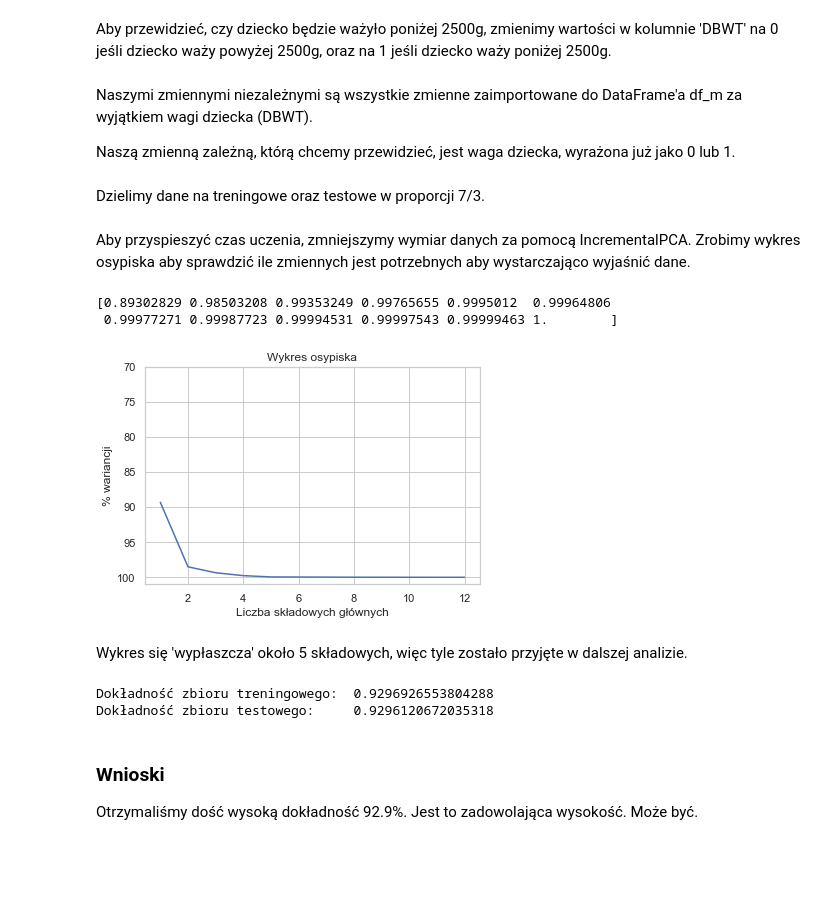
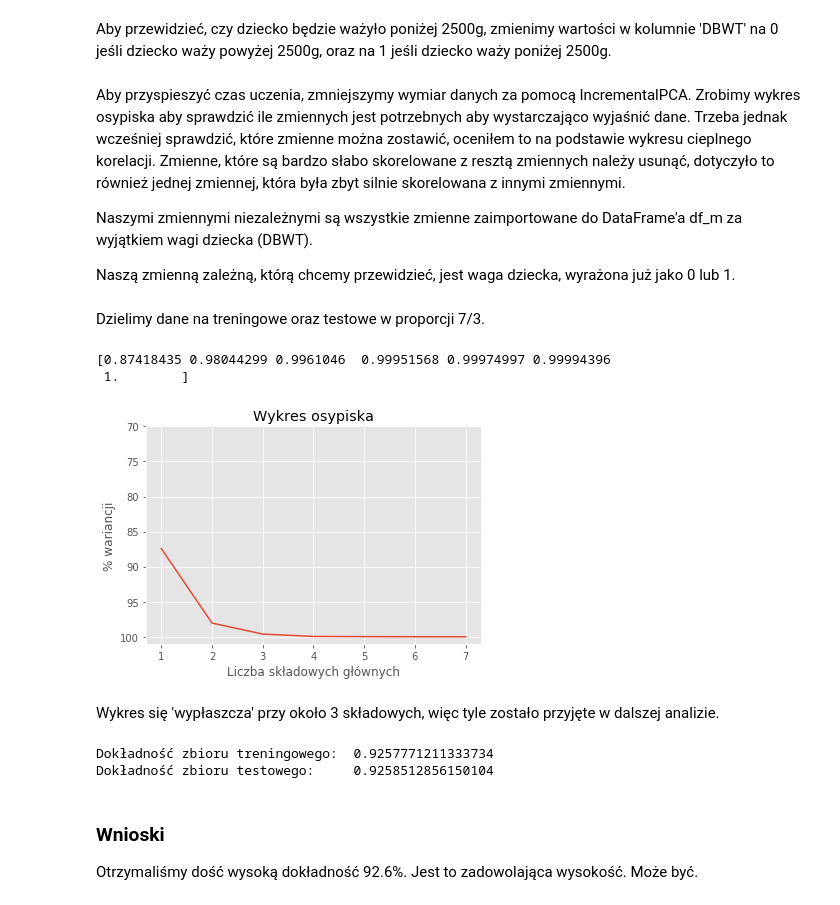
Before and after one commit to kurkowskiad/US-Births-Data-Analysis, a Jupyter notebook: Projekt_Uczenie_Maszynowe.ipynb, the cells around one changed output. Drawn from its saved outputs; the diff is of its cells as text; code cells hidden in the pictures; blank space fills up the shorter version.

Commit message:
Adjusting PCA method v2
In the previous commit i uploaded wrong file. This time it's the correct one.

```diff
--- a/Projekt_Uczenie_Maszynowe.ipynb
+++ b/Projekt_Uczenie_Maszynowe.ipynb
@@ -889,43 +974,43 @@ Aby przewidzieć, czy dziecko będzie ważyło poniżej 2500g, zmienimy wartośc
 # %%
 df_m['DBWT'] = df.DBWT.apply(lambda x: 0 if x > 2500 else 1)
 # %% [markdown]
+Aby przyspieszyć czas uczenia, zmniejszymy wymiar danych za pomocą IncrementalPCA. Zrobimy wykres osypiska aby sprawdzić ile zmiennych jest potrzebnych aby wystarczająco wyjaśnić dane. Trzeba jednak wcześniej sprawdzić, które zmienne można zostawić, oceniłem to na podstawie wykresu cieplnego korelacji. Zmienne, które są bardzo słabo skorelowane z resztą zmiennych należy usunąć, dotyczyło to również jednej zmiennej, która była zbyt silnie skorelowana z innymi zmiennymi.
+
 Naszymi zmiennymi niezależnymi są wszystkie zmienne zaimportowane do DataFrame'a df_m za wyjątkiem wagi dziecka (DBWT).
 
 Naszą zmienną zależną, którą chcemy przewidzieć, jest waga dziecka, wyrażona już jako 0 lub 1.
 # %%
 from sklearn.linear_model import LogisticRegression
 
-x = df_m.drop(['DBWT'], axis=1)
+x = df_m.drop(['DBWT', 'CIG_0', 'DWgt_R', 'PREVIS', 'NO_INFEC', 'SEX'], axis=1)
 y = df_m['DBWT']
 # %% [markdown]
 Dzielimy dane na treningowe oraz testowe w proporcji 7/3.
 # %%
 x_train, x_test, y_train, y_test = train_test_split(x, y, test_size=0.3, random_state=0)
-# %% [markdown]
-Aby przyspieszyć czas uczenia, zmniejszymy wymiar danych za pomocą IncrementalPCA. Zrobimy wykres osypiska aby sprawdzić ile zmiennych jest potrzebnych aby wystarczająco wyjaśnić dane.
 # %%
 in_pca = IncrementalPCA(batch_size=20)
 x_pca = in_pca.fit(x_train)
 total_sum = np.cumsum(in_pca.explained_variance_ratio_)
 print(total_sum)
 
-arguments = np.arange(1, 13)
+arguments = np.arange(1, 8)
 fig, ax = plt.subplots()
 ax.plot(arguments, total_sum * 100)
 ax.set_title('Wykres osypiska')
 ax.set_ylim(101, 70)
 ax.set_xlabel('Liczba składowych głównych')
 ax.set_ylabel('% wariancji');
 # %% [output]
-[0.89302829 0.98503208 0.99353249 0.99765655 0.9995012  0.99964806
- 0.99977271 0.99987723 0.99994531 0.99997543 0.99999463 1.        ]
+[0.87418435 0.98044299 0.9961046  0.99951568 0.99974997 0.99994396
+ 1.        ]
-[figure, old version]
+[figure, new version]
 # %% [markdown]
-Wykres się 'wypłaszcza' około 5 składowych, więc tyle zostało przyjęte w dalszej analizie.
+Wykres się 'wypłaszcza' przy około 3 składowych, więc tyle zostało przyjęte w dalszej analizie.
 # %%
 train_PCA = StandardScaler().fit_transform(x_train)
 test_PCA = StandardScaler().fit_transform(x_test)
-in_pca = IncrementalPCA(batch_size=20, n_components=5)
+in_pca = IncrementalPCA(batch_size=20, n_components=3)
 principal_components = in_pca.fit_transform(train_PCA)
 test_PCA = in_pca.transform(test_PCA)
 logreg = LogisticRegression(max_iter=5000)
@@ -936,9 +1021,9 @@ result_test_PCA = logreg.score(test_PCA, y_test)
 print(f'Dokładność zbioru treningowego:\t {result_train_PCA}')
 print(f'Dokładność zbioru testowego:\t {result_test_PCA}')
 # %% [output]
-Dokładność zbioru treningowego:  0.9296926553804288
-Dokładność zbioru testowego:     0.9296120672035318
+Dokładność zbioru treningowego:  0.9257771211333734
+Dokładność zbioru testowego:     0.9258512856150104
 # %% [markdown]
 ### Wnioski
 
-Otrzymaliśmy dość wysoką dokładność 92.9%. Jest to zadowolająca wysokość. Może być.
+Otrzymaliśmy dość wysoką dokładność 92.6%. Jest to zadowolająca wysokość. Może być.
```
Also changed, not shown: parts of 30 cells of this notebook.
